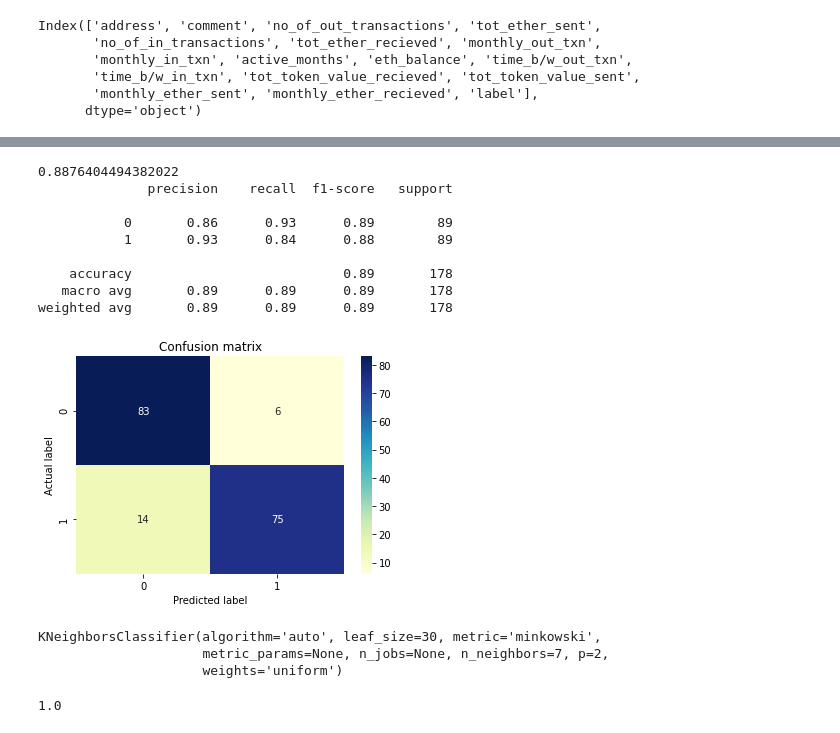
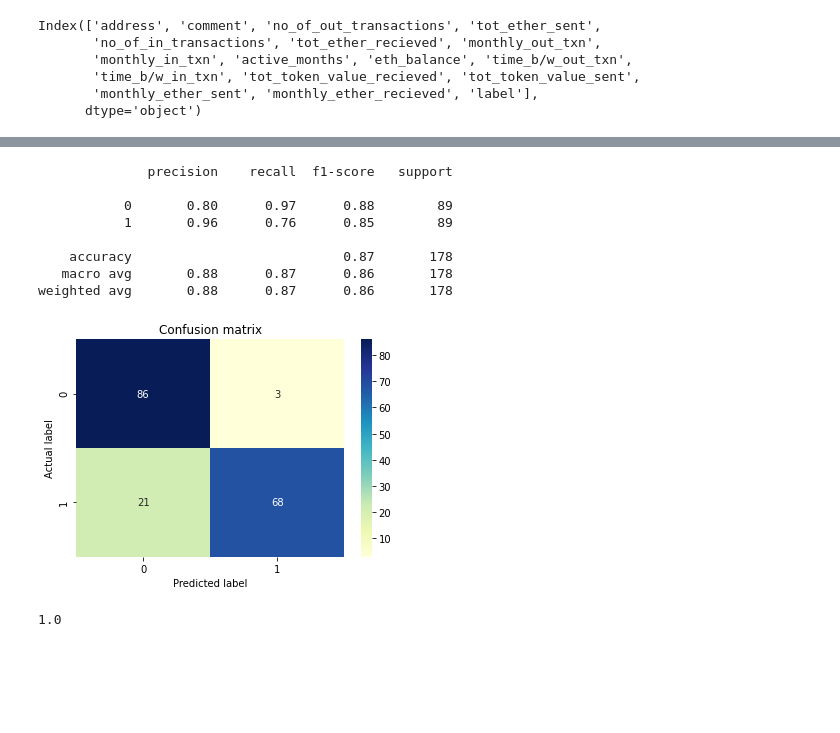
Before and after one commit to m-shilpa/ethereum-data-analysis, a Jupyter notebook: Malicious_Address_Prediction/Algorithms.ipynb, the cells around one changed output, grey strips where cells are left out. Saved outputs shown, nothing was run; the diff lists cells and outputs as text; code cells hidden in the pictures; blank space fills up the shorter version.

```diff
--- a/Malicious_Address_Prediction/Algorithms.ipynb
+++ b/Malicious_Address_Prediction/Algorithms.ipynb
@@ -97,28 +112,14 @@ b = df.loc[:,'no_of_out_transactions':].copy()
 
 from sklearn.preprocessing import StandardScaler
 sc_X = StandardScaler()
-X =  pd.DataFrame(sc_X.fit_transform(b.drop(["label"],axis = 1),),
+X =  pd.DataFrame(sc_X.fit_transform(data.drop(["label"],axis = 1),),
         columns=['no_of_out_transactions', 'tot_ether_sent',
        'no_of_in_transactions', 'tot_ether_recieved', 'monthly_out_txn',
        'monthly_in_txn', 'active_months', 'eth_balance', 'time_b/w_out_txn',
        'time_b/w_in_txn', 'tot_token_value_recieved', 'tot_token_value_sent',
        'monthly_ether_sent', 'monthly_ether_recieved'])
 # %%
-y = b['label']
+y = data['label']
 # %%
 from sklearn.model_selection import train_test_split
 X_train,X_test,y_train,y_test = train_test_split(X,y,test_size=1/3,random_state=42,shuffle=True, stratify=y)
-# %%
-from sklearn.neighbors import KNeighborsClassifier
-
-
-test_scores = []
-train_scores = []
-
-for i in range(1,15):
-
-    knn = KNeighborsClassifier(i)
-    knn.fit(X_train,y_train)
-
-    train_scores.append(knn.score(X_train,y_train))
-    test_scores.append(knn.score(X_test,y_test))
@@ -158,10 +139,9 @@ def model_evaluation(y_test,y_pred):
 # %%
-def apply_knn(k):
-  #Setup a knn classifier with k neighbors
-  knn = KNeighborsClassifier(k)
 
-  knn.fit(X_train,y_train)
-  print(knn.score(X_test,y_test))
+#Setup a knn classifier with k neighbors
+knn = KNeighborsClassifier(n_neighbors=2, p=2, metric='euclidean')
 
-  y_pred = knn.predict(X_test)
-  return knn,y_pred
+knn.fit(X_train,y_train)
+print(knn.score(X_test,y_test))
+
+y_pred = knn.predict(X_test)
@@ -196,21 +150,13 @@ weighted avg       0.90      0.89      0.89       178
-# %%
-knn_7,y_pred_7 = apply_knn(7)
-model_evaluation(y_test,y_pred_7)
-# %% [output]
-0.8876404494382022
-              precision    recall  f1-score   support
-
-           0       0.86      0.93      0.89        89
-           1       0.93      0.84      0.88        89
-
-    accuracy                           0.89       178
-   macro avg       0.89      0.89      0.89       178
-weighted avg       0.89      0.89      0.89       178
-[figure, removed]
-# %%
-knn_7
-# %% [output]
-KNeighborsClassifier(algorithm='auto', leaf_size=30, metric='minkowski',
-                     metric_params=None, n_jobs=None, n_neighbors=7, p=2,
-                     weights='uniform')
+# %%
+model_evaluation(y_test,y_pred)
+# %% [output]
+              precision    recall  f1-score   support
+
+           0       0.80      0.97      0.88        89
+           1       0.96      0.76      0.85        89
+
+    accuracy                           0.87       178
+   macro avg       0.88      0.87      0.86       178
+weighted avg       0.88      0.87      0.86       178
+[figure, added]
 # %%
```
Also changed, not shown: parts of 28 cells of this notebook.
